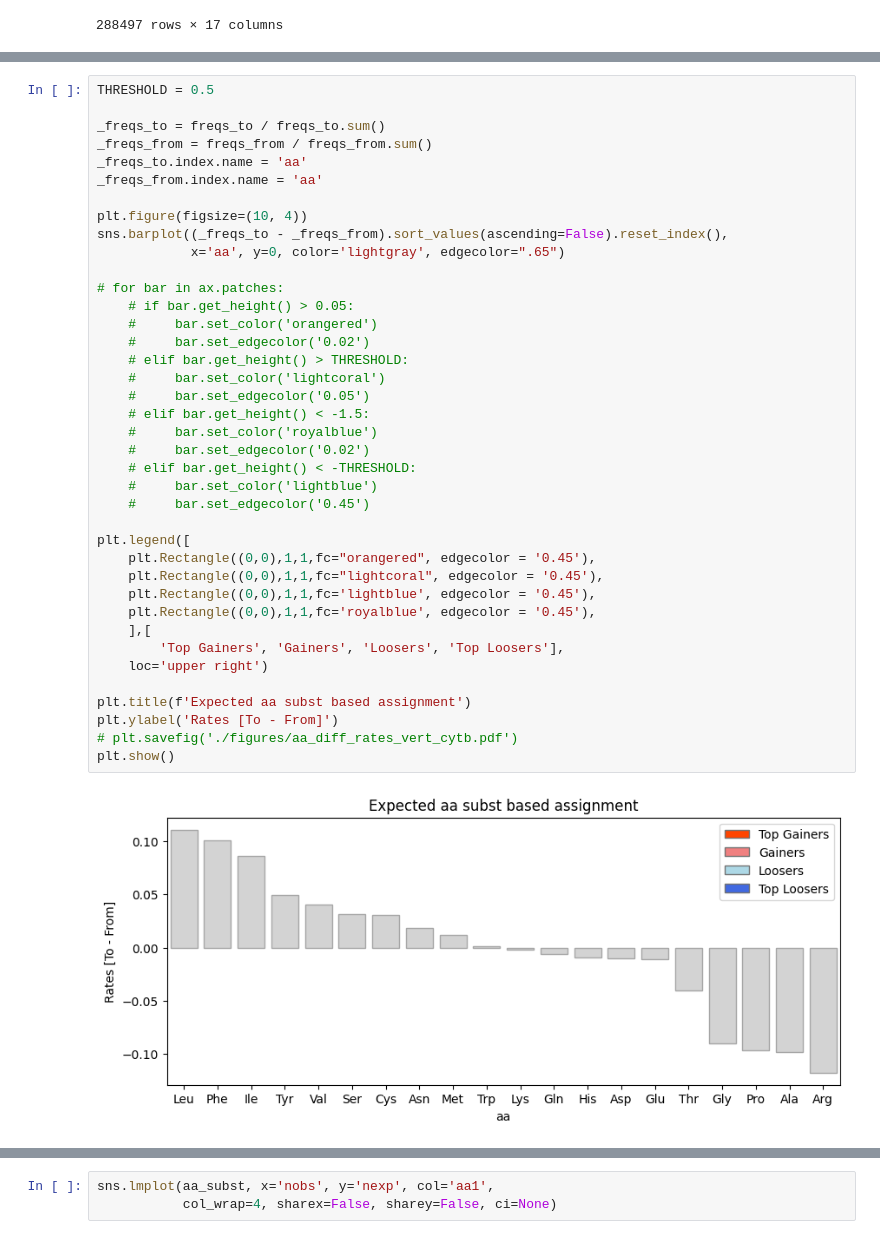
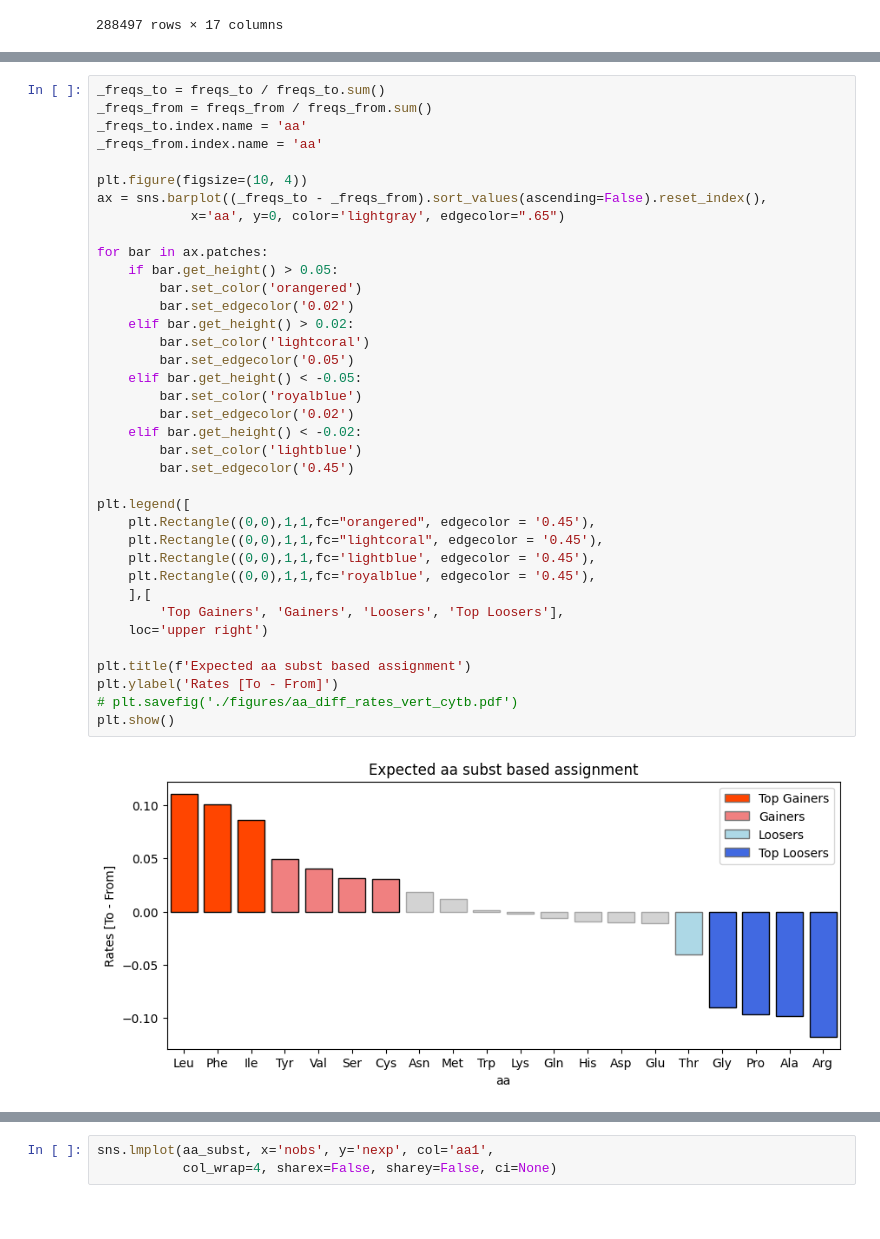
Before and after one commit to mitoclub/RNAViralMutSpec, a Jupyter notebook: sars-cov-2_aa_subst/process.ipynb, the cells around one changed output, grey strips where cells are left out. Cells and saved outputs as stored; diff of their text form.

```diff
--- a/sars-cov-2_aa_subst/process.ipynb
+++ b/sars-cov-2_aa_subst/process.ipynb
@@ -238,41 +400,39 @@ plt.show()
 # %%
-THRESHOLD = 0.5
-
 _freqs_to = freqs_to / freqs_to.sum()
 _freqs_from = freqs_from / freqs_from.sum()
 _freqs_to.index.name = 'aa'
 _freqs_from.index.name = 'aa'
 
 plt.figure(figsize=(10, 4))
-sns.barplot((_freqs_to - _freqs_from).sort_values(ascending=False).reset_index(),
+ax = sns.barplot((_freqs_to - _freqs_from).sort_values(ascending=False).reset_index(),
             x='aa', y=0, color='lightgray', edgecolor=".65")
 
-# for bar in ax.patches:
-    # if bar.get_height() > 0.05:
-    #     bar.set_color('orangered')
-    #     bar.set_edgecolor('0.02')
-    # elif bar.get_height() > THRESHOLD:
-    #     bar.set_color('lightcoral')
-    #     bar.set_edgecolor('0.05')
-    # elif bar.get_height() < -1.5:
-    #     bar.set_color('royalblue')
-    #     bar.set_edgecolor('0.02')
-    # elif bar.get_height() < -THRESHOLD:
-    #     bar.set_color('lightblue')
-    #     bar.set_edgecolor('0.45')
+for bar in ax.patches:
+    if bar.get_height() > 0.05:
+        bar.set_color('orangered')
+        bar.set_edgecolor('0.02')
+    elif bar.get_height() > 0.02:
+        bar.set_color('lightcoral')
+        bar.set_edgecolor('0.05')
+    elif bar.get_height() < -0.05:
+        bar.set_color('royalblue')
+        bar.set_edgecolor('0.02')
+    elif bar.get_height() < -0.02:
+        bar.set_color('lightblue')
+        bar.set_edgecolor('0.45')
 
 plt.legend([
     plt.Rectangle((0,0),1,1,fc="orangered", edgecolor = '0.45'),
     plt.Rectangle((0,0),1,1,fc="lightcoral", edgecolor = '0.45'),
     plt.Rectangle((0,0),1,1,fc='lightblue', edgecolor = '0.45'),
     plt.Rectangle((0,0),1,1,fc='royalblue', edgecolor = '0.45'),
     ],[
         'Top Gainers', 'Gainers', 'Loosers', 'Top Loosers'],
     loc='upper right')
 
 plt.title(f'Expected aa subst based assignment')
 plt.ylabel('Rates [To - From]')
 # plt.savefig('./figures/aa_diff_rates_vert_cytb.pdf')
 plt.show()
 # %% [output]
-[figure, old version]
+[figure, new version]
```
Also changed, not shown: parts of 30 cells of this notebook, 5 other files.
